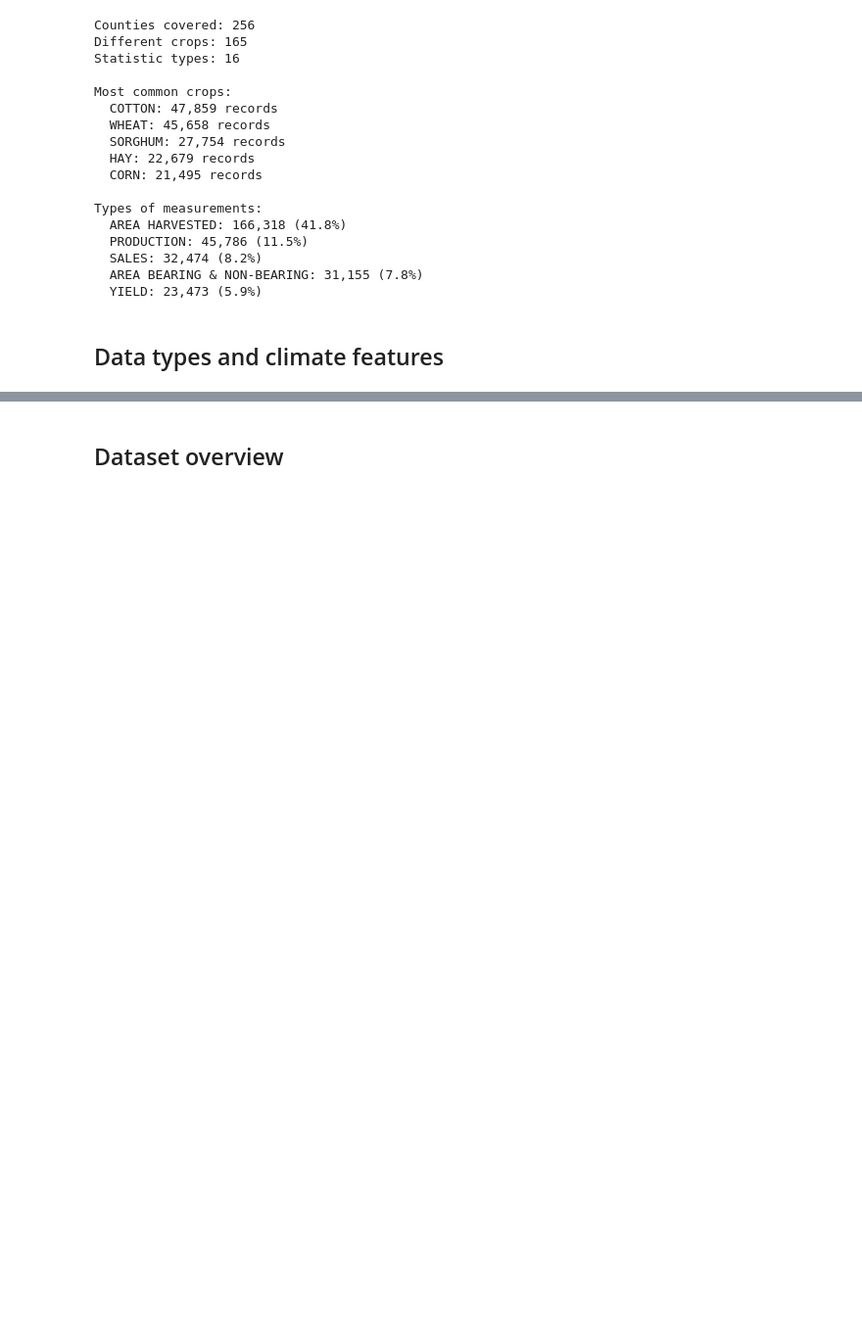
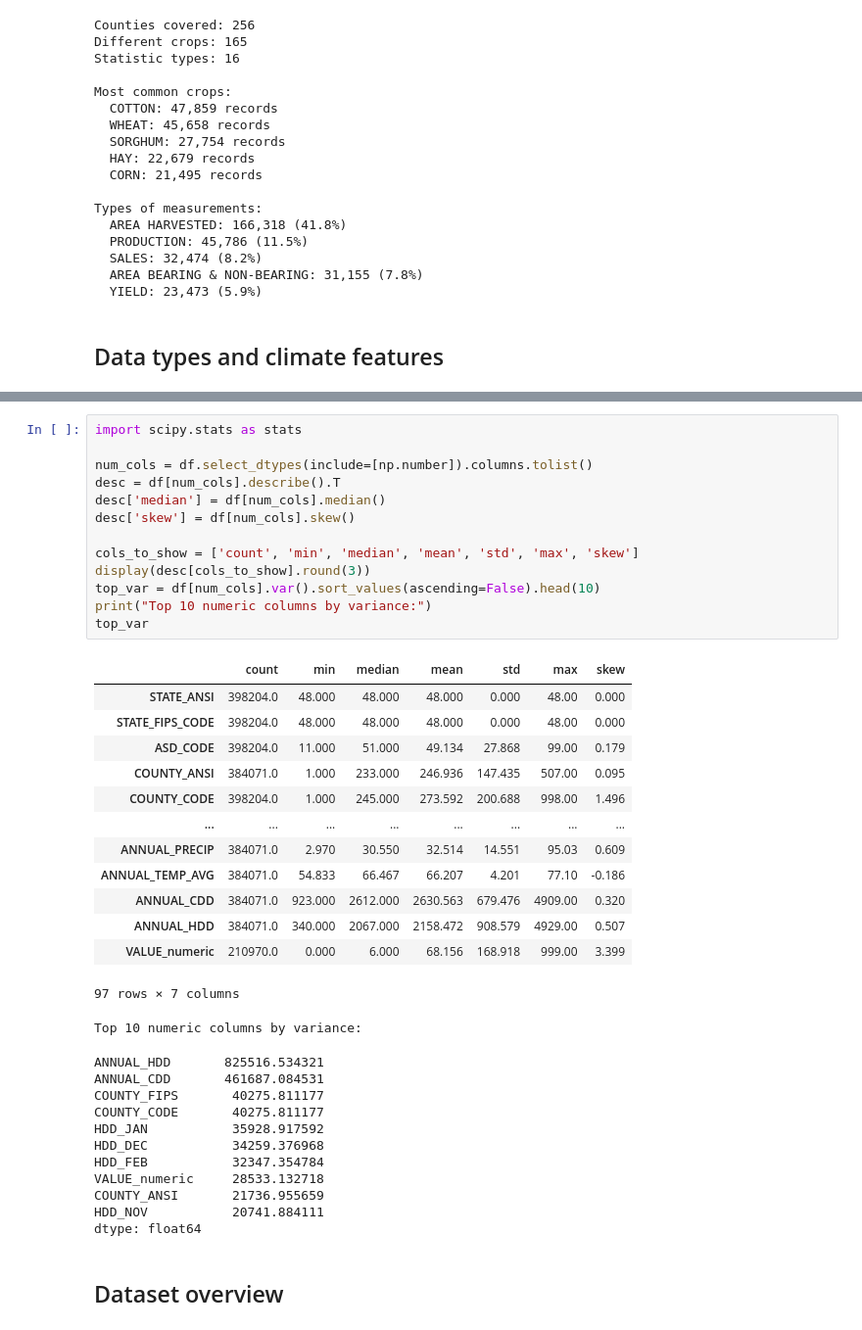
Before and after one commit to Fall-2025-CS4347-SDS/Fall-2025-CS4347-Project, a Jupyter notebook: texas_agriculture_eda.ipynb, the cells around one changed output, grey strips where cells are left out. Shown: that part at 98% size. Cells and saved outputs as stored; diff of their text form; blank space fills up the shorter version.

```diff
--- a/texas_agriculture_eda.ipynb
+++ b/texas_agriculture_eda.ipynb
@@ -284,6 +283,45 @@ ANNUAL_PRECIP              2.97    95.03    32.51   14.55
 ANNUAL_TEMP_AVG           54.83    77.10    66.21    4.20
 ANNUAL_CDD               923.00  4909.00  2630.56  679.48
 ANNUAL_HDD               340.00  4929.00  2158.47  908.58
+# %%
+import scipy.stats as stats
+
+num_cols = df.select_dtypes(include=[np.number]).columns.tolist()
+desc = df[num_cols].describe().T
+desc['median'] = df[num_cols].median()
+desc['skew'] = df[num_cols].skew()
+
+cols_to_show = ['count', 'min', 'median', 'mean', 'std', 'max', 'skew']
+display(desc[cols_to_show].round(3))
+top_var = df[num_cols].var().sort_values(ascending=False).head(10)
+print("Top 10 numeric columns by variance:")
+top_var
+# %% [output]
+|  | count | min | median | mean | std | max | skew |
+| STATE_ANSI | 398204.0 | 48.000 | 48.000 | 48.000 | 0.000 | 48.00 | 0.000 |
+| STATE_FIPS_CODE | 398204.0 | 48.000 | 48.000 | 48.000 | 0.000 | 48.00 | 0.000 |
+| ASD_CODE | 398204.0 | 11.000 | 51.000 | 49.134 | 27.868 | 99.00 | 0.179 |
+| COUNTY_ANSI | 384071.0 | 1.000 | 233.000 | 246.936 | 147.435 | 507.00 | 0.095 |
+| COUNTY_CODE | 398204.0 | 1.000 | 245.000 | 273.592 | 200.688 | 998.00 | 1.496 |
+| ... | ... | ... | ... | ... | ... | ... | ... |
+| ANNUAL_PRECIP | 384071.0 | 2.970 | 30.550 | 32.514 | 14.551 | 95.03 | 0.609 |
+| ANNUAL_TEMP_AVG | 384071.0 | 54.833 | 66.467 | 66.207 | 4.201 | 77.10 | -0.186 |
+| ANNUAL_CDD | 384071.0 | 923.000 | 2612.000 | 2630.563 | 679.476 | 4909.00 | 0.320 |
+| ANNUAL_HDD | 384071.0 | 340.000 | 2067.000 | 2158.472 | 908.579 | 4929.00 | 0.507 |
+| VALUE_numeric | 210970.0 | 0.000 | 6.000 | 68.156 | 168.918 | 999.00 | 3.399 |
+97 rows × 7 columns
+Top 10 numeric columns by variance:
+ANNUAL_HDD       825516.534321
+ANNUAL_CDD       461687.084531
+COUNTY_FIPS       40275.811177
+COUNTY_CODE       40275.811177
+HDD_JAN           35928.917592
+HDD_DEC           34259.376968
+HDD_FEB           32347.354784
+VALUE_numeric     28533.132718
+COUNTY_ANSI       21736.955659
+HDD_NOV           20741.884111
+dtype: float64
 # %% [markdown]
 ## Dataset overview
 # %%
```
Also changed, not shown: parts of 4 cells of this notebook.
